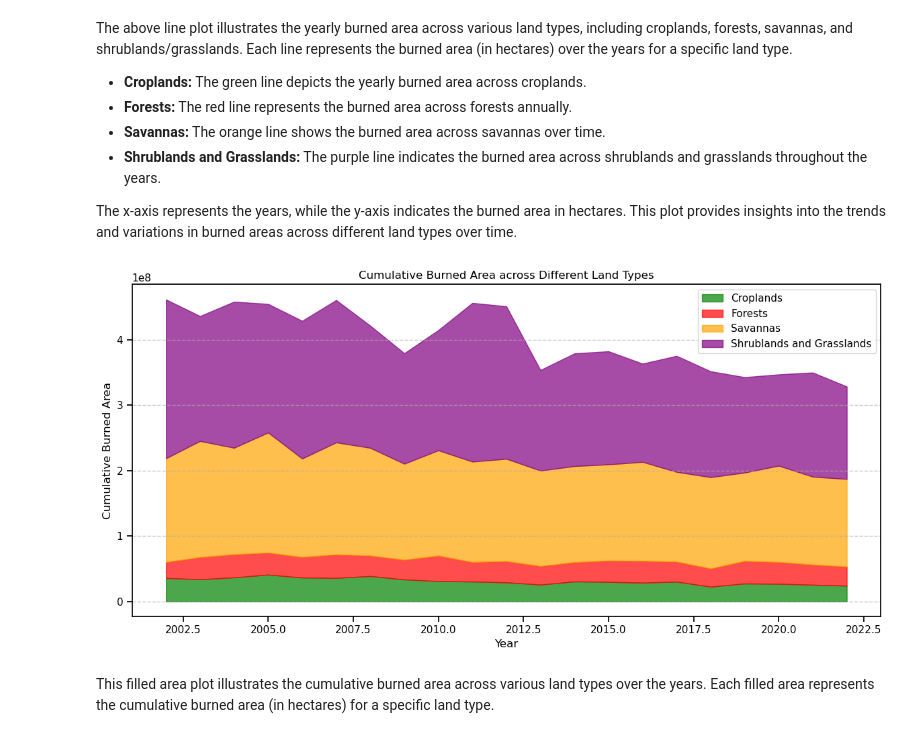
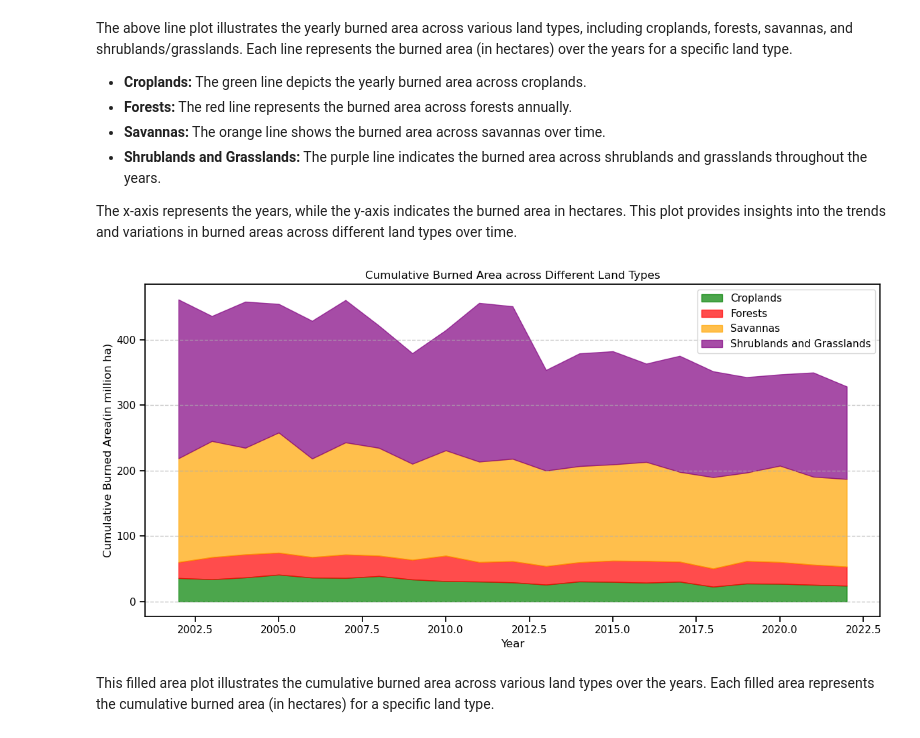
Before and after one commit to INFO6150-DataScience/wildfire-analytics-modelling, a Jupyter notebook: Area burned by wildfires by land cover type.ipynb, the cells around one changed output. Cells and saved outputs as stored; diff of their text form; code cells hidden in the pictures.

Commit message:
added images

```diff
--- a/Area burned by wildfires by land cover type.ipynb
+++ b/Area burned by wildfires by land cover type.ipynb
@@ -103,6 +106,11 @@ plt.show()
 # %%
 # Load CSV file into a DataFrame
 land = pd.read_csv('data/annual-burned-area-by-landcover.csv')
+land['Yearly burned area across shrublands and grasslands'] /= 10**6
+land['Yearly burned area across savannas'] /= 10**6
+land['Yearly burned area across forests'] /= 10**6
+land['Yearly burned area across croplands'] /= 10**6
+land['Yearly burned area across other land categories'] /= 10**6
 land.head()
 # %% [output]
 |  | Entity | Code | Year | Yearly burned area across other l... | Yearly burned area across croplands | Yearly burned area across forests | ... |
@@ -161,33 +169,33 @@ The above line plot illustrates the yearly burned area across various land types
 
 The x-axis represents the years, while the y-axis indicates the burned area in hectares. This plot provides insights into the trends and variations in burned areas across different land types over time.
 # %%
-import matplotlib.pyplot as plt
+
 
 # Extracting data for plotting
 years = world_land_data['Year']
 croplands = world_land_data['Yearly burned area across croplands']
 forests = world_land_data['Yearly burned area across forests']
 savannas = world_land_data['Yearly burned area across savannas']
 shrublands_grasslands = world_land_data['Yearly burned area across shrublands and grasslands']
 
 # Plotting
 plt.figure(figsize=(12, 6))
 
 plt.fill_between(years, croplands, label='Croplands', color='green', alpha=0.7)
 plt.fill_between(years, croplands, croplands + forests, label='Forests', color='red', alpha=0.7)
 plt.fill_between(years, croplands + forests, croplands + forests + savannas, label='Savannas', color='orange', alpha=0.7)
 plt.fill_between(years, croplands + forests + savannas, croplands + forests + savannas + shrublands_grasslands, label='Shrublands and Grasslands', color='purple', alpha=0.7)
 
 plt.title('Cumulative Burned Area across Different Land Types')
 plt.xlabel('Year')
-plt.ylabel('Cumulative Burned Area')
+plt.ylabel('Cumulative Burned Area(in million ha)')
 plt.legend()
 plt.grid(axis='y', linestyle='--', alpha=0.7)
 
 plt.tight_layout()
 plt.show()
 # %% [output]
-[figure, old version]
+[figure, new version]
 # %% [markdown]
 This filled area plot illustrates the cumulative burned area across various land types over the years. Each filled area represents the cumulative burned area (in hectares) for a specific land type.
 # %% [markdown]
```
Also changed, not shown: parts of 7 cells of this notebook, 6 other files.
